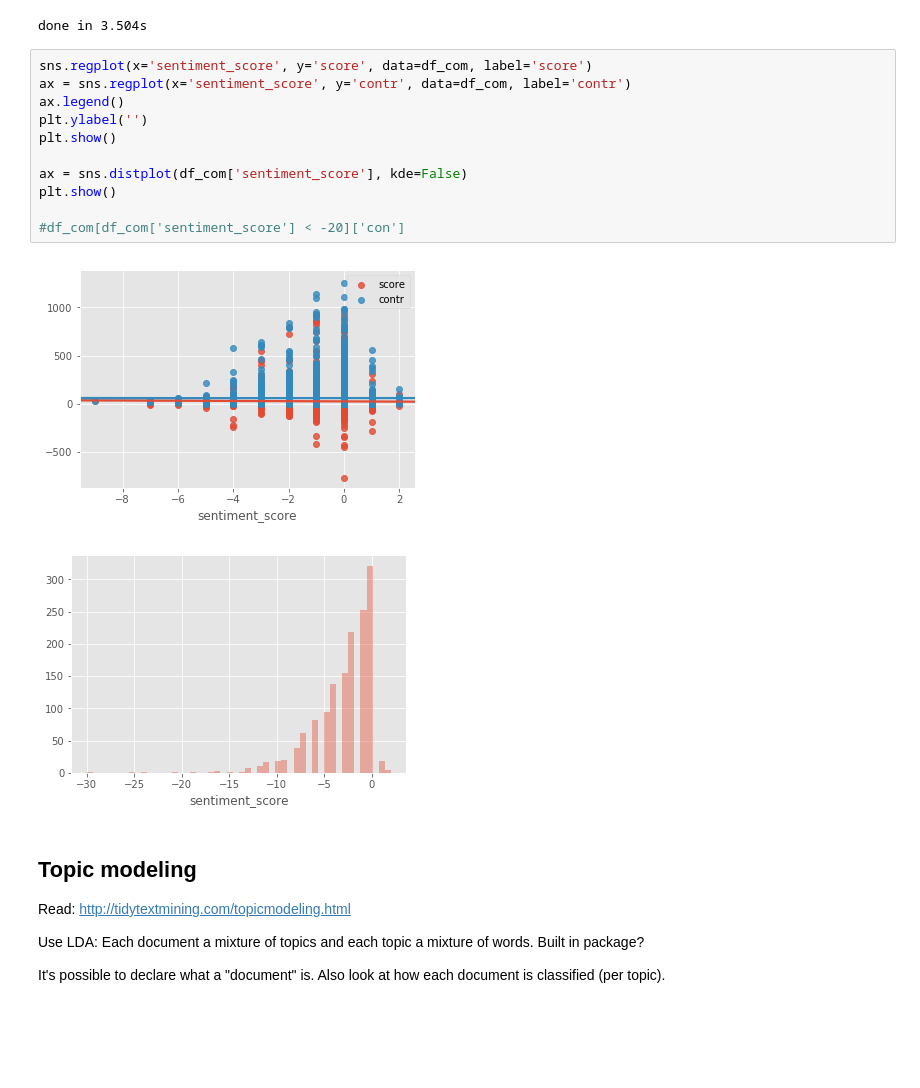
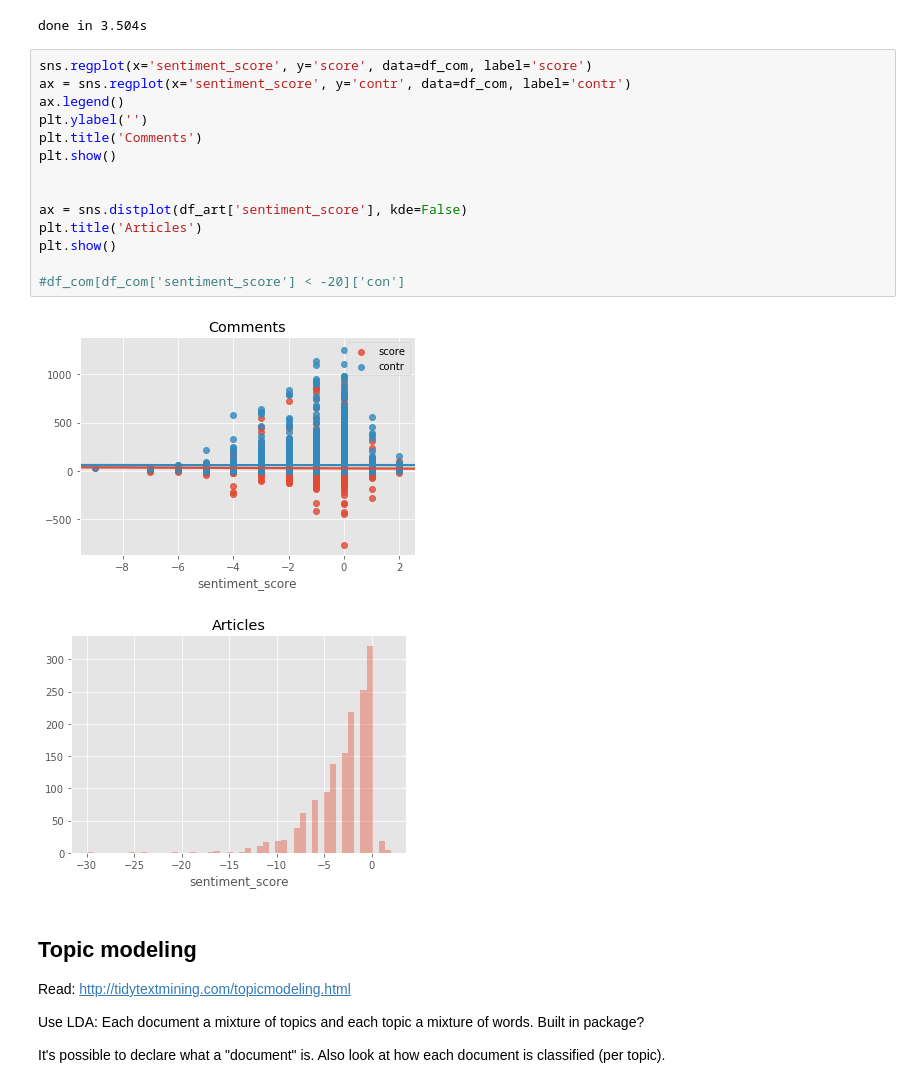
Before and after one commit to fdelia/bots, a Jupyter notebook: 4_clustering_comments.ipynb, the cells around one changed output. Cells and saved outputs as stored; diff of their text form; blank space fills up the shorter version.

```diff
--- a/4_clustering_comments.ipynb
+++ b/4_clustering_comments.ipynb
@@ -97,17 +98,20 @@ done in 3.504s
 # %%
 sns.regplot(x='sentiment_score', y='score', data=df_com, label='score')
 ax = sns.regplot(x='sentiment_score', y='contr', data=df_com, label='contr')
 ax.legend()
 plt.ylabel('')
+plt.title('Comments')
 plt.show()
 
-ax = sns.distplot(df_com['sentiment_score'], kde=False)
+
+ax = sns.distplot(df_art['sentiment_score'], kde=False)
+plt.title('Articles')
 plt.show()
 
 #df_com[df_com['sentiment_score'] < -20]['con']
 # %% [output]
-[figure, old version]
+[figure, new version]
-[figure, old version]
+[figure, new version]
 # %% [markdown]
 ## Topic modeling
 Read: http://tidytextmining.com/topicmodeling.html
```
Also changed, not shown: parts of 2 cells of this notebook.
